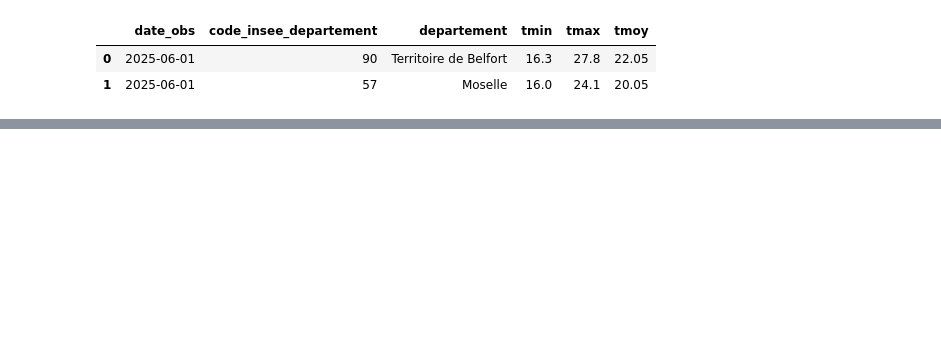
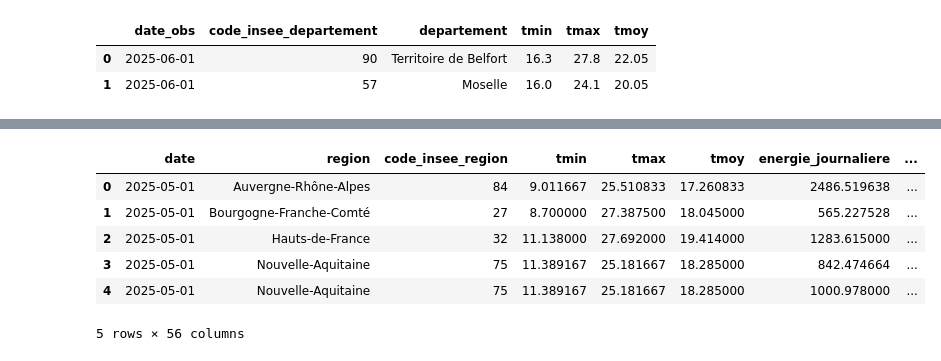
Before and after one commit to KADA-SEDODE/multi-region-energy-prediction, a Jupyter notebook: notebooks/01_exploration.ipynb, the cells around one changed output, grey strips where cells are left out. Cells and saved outputs as stored; diff of their text form; code cells hidden in the pictures; blank space fills up the shorter version.

```diff
--- a/notebooks/01_exploration.ipynb
+++ b/notebooks/01_exploration.ipynb
@@ -425,0 +558,19 @@ array([nan, '11', '32', '93', '75', '84'], dtype=object)
+# %%
+# Réorganiser les colonnes pour une meilleure lisibilité
+# secteur_activite_economique,libelle_tension,code_tension,qualite sont supprimé
+
+colonnes = ["date", "region", "code_insee_region",
+            "tmin", "tmax", "tmoy",
+            "energie_journaliere", "nombre_de_points_de_soutirage"] \
+           + [c for c in df_final.columns if ":" in c or "h" in c]  # colonnes horaires
+
+df_final = df_final[colonnes]
+df_final.head()
+# %% [output]
+|  | date | region | code_insee_region | tmin | tmax | tmoy | energie_journaliere | ... |
+| 0 | 2025-05-01 | Auvergne-Rhône-Alpes | 84 | 9.011667 | 25.510833 | 17.260833 | 2486.519638 | ... |
+| 1 | 2025-05-01 | Bourgogne-Franche-Comté | 27 | 8.700000 | 27.387500 | 18.045000 | 565.227528 | ... |
+| 2 | 2025-05-01 | Hauts-de-France | 32 | 11.138000 | 27.692000 | 19.414000 | 1283.615000 | ... |
+| 3 | 2025-05-01 | Nouvelle-Aquitaine | 75 | 11.389167 | 25.181667 | 18.285000 | 842.474664 | ... |
+| 4 | 2025-05-01 | Nouvelle-Aquitaine | 75 | 11.389167 | 25.181667 | 18.285000 | 1000.978000 | ... |
+5 rows × 56 columns
```
Also changed, not shown: parts of 32 cells of this notebook.
